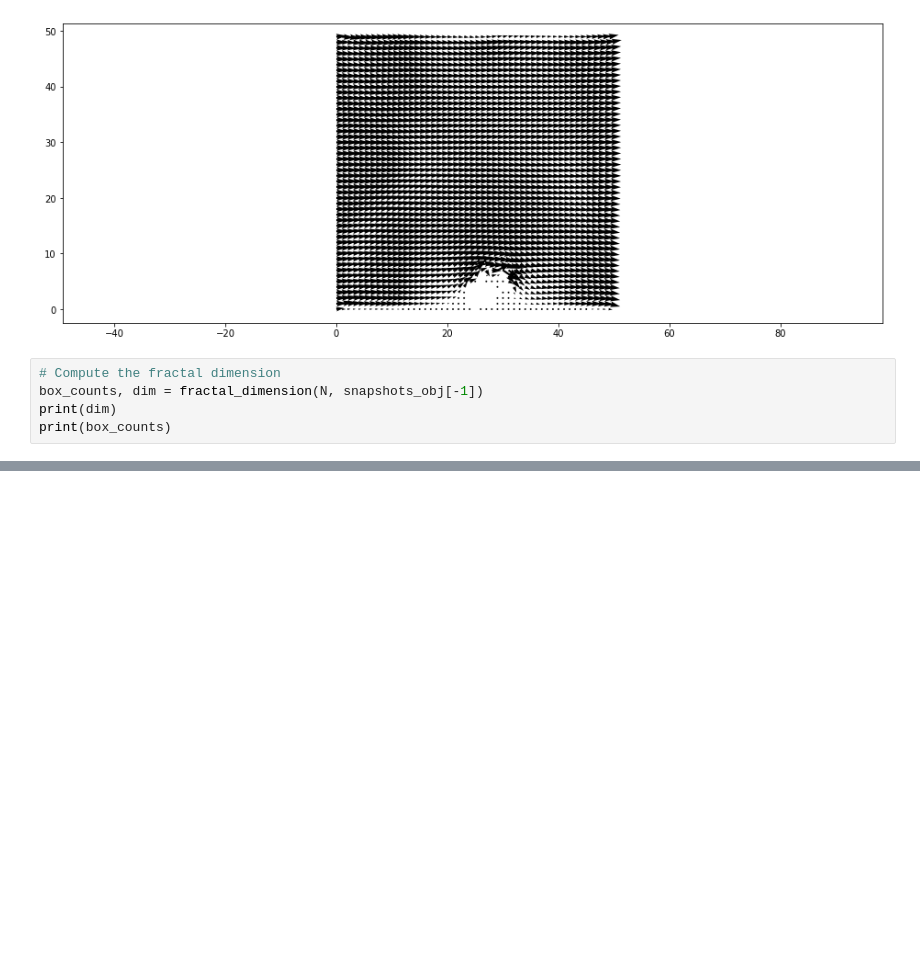
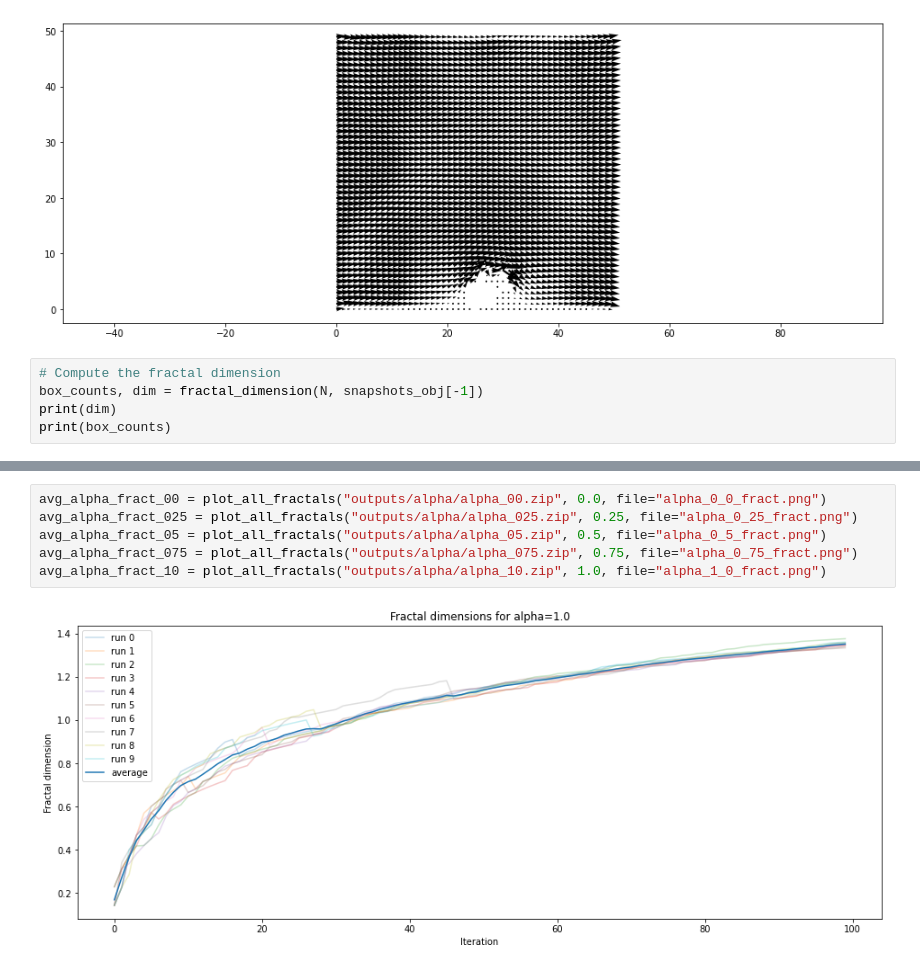
Before and after one commit to Lut99/KoraalKnakkers, a Jupyter notebook: DLA final.ipynb, the cells around one changed output, grey strips where cells are left out. Saved outputs shown, nothing was run; the diff lists cells and outputs as text; blank space fills up the shorter version.

```diff
--- a/DLA final.ipynb
+++ b/DLA final.ipynb
@@ -1105,0 +1254,8 @@ UnsupportedOperation: fileno
+# %%
+avg_alpha_fract_00 = plot_all_fractals("outputs/alpha/alpha_00.zip", 0.0, file="alpha_0_0_fract.png")
+avg_alpha_fract_025 = plot_all_fractals("outputs/alpha/alpha_025.zip", 0.25, file="alpha_0_25_fract.png")
+avg_alpha_fract_05 = plot_all_fractals("outputs/alpha/alpha_05.zip", 0.5, file="alpha_0_5_fract.png")
+avg_alpha_fract_075 = plot_all_fractals("outputs/alpha/alpha_075.zip", 0.75, file="alpha_0_75_fract.png")
+avg_alpha_fract_10 = plot_all_fractals("outputs/alpha/alpha_10.zip", 1.0, file="alpha_1_0_fract.png")
+# %% [output]
+[figure, added]
```
Also changed, not shown: parts of 11 cells of this notebook, 1 other file.
